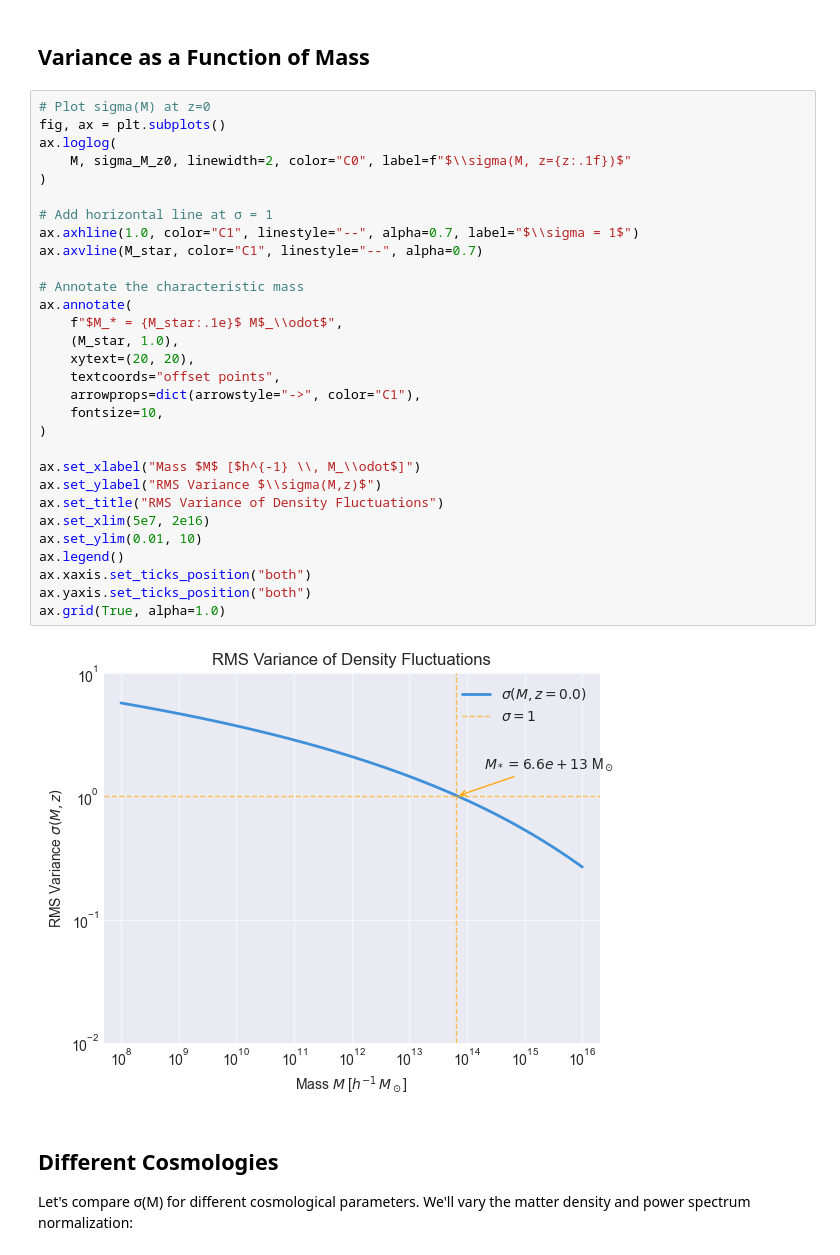
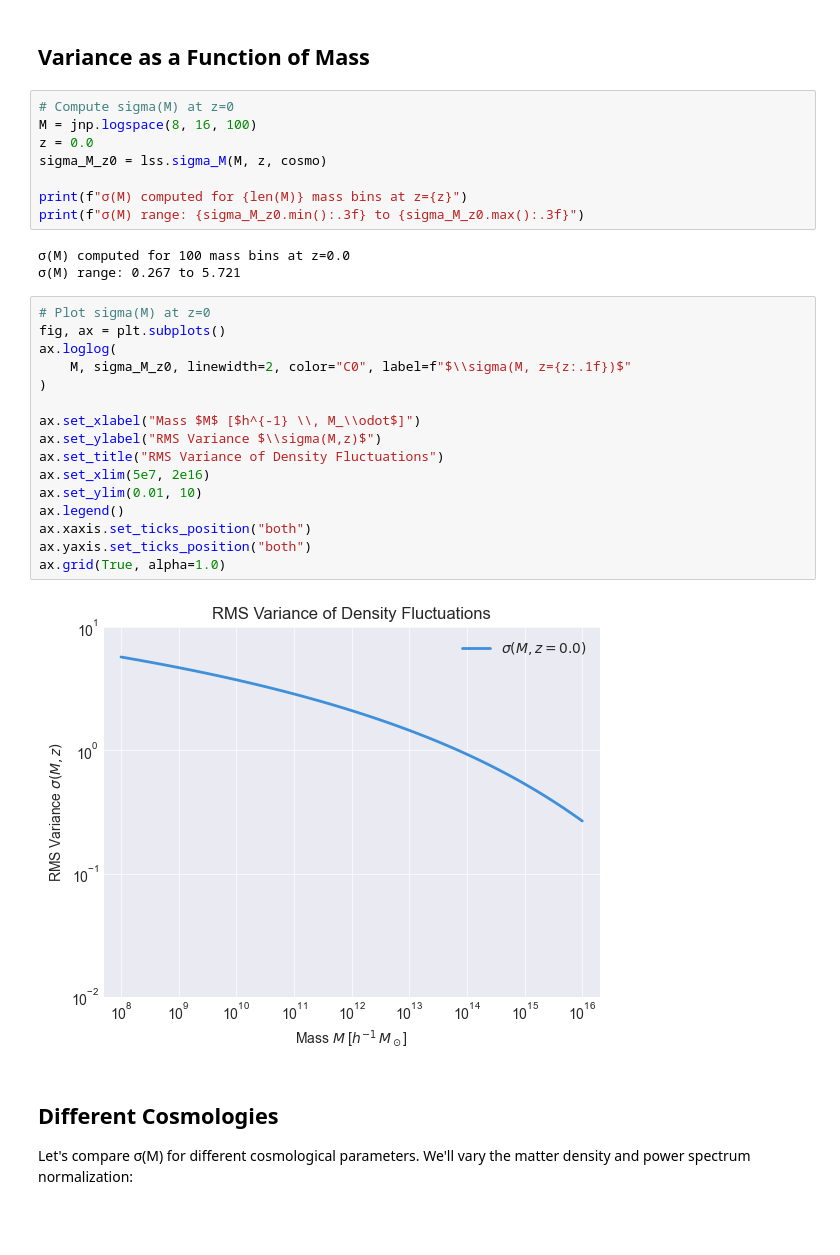
Before and after one commit to fkeruzore/halox, a Jupyter notebook: notebooks/lss.ipynb, the cells around one changed output. Saved outputs shown, nothing was run; the diff lists cells and outputs as text; blank space fills up the shorter version.

```diff
--- a/notebooks/lss.ipynb
+++ b/notebooks/lss.ipynb
@@ -134,37 +105,34 @@ Corresponding σ_8 normalization: 0.8102
 # %% [markdown]
 ## Variance as a Function of Mass
+# %%
+# Compute sigma(M) at z=0
+M = jnp.logspace(8, 16, 100)
+z = 0.0
+sigma_M_z0 = lss.sigma_M(M, z, cosmo)
+
+print(f"σ(M) computed for {len(M)} mass bins at z={z}")
+print(f"σ(M) range: {sigma_M_z0.min():.3f} to {sigma_M_z0.max():.3f}")
+# %% [output]
+σ(M) computed for 100 mass bins at z=0.0
+σ(M) range: 0.267 to 5.721
 # %%
 # Plot sigma(M) at z=0
 fig, ax = plt.subplots()
 ax.loglog(
     M, sigma_M_z0, linewidth=2, color="C0", label=f"$\\sigma(M, z={z:.1f})$"
-)
-
-# Add horizontal line at σ = 1
-ax.axhline(1.0, color="C1", linestyle="--", alpha=0.7, label="$\\sigma = 1$")
-ax.axvline(M_star, color="C1", linestyle="--", alpha=0.7)
-
-# Annotate the characteristic mass
-ax.annotate(
-    f"$M_* = {M_star:.1e}$ M$_\\odot$",
-    (M_star, 1.0),
-    xytext=(20, 20),
-    textcoords="offset points",
-    arrowprops=dict(arrowstyle="->", color="C1"),
-    fontsize=10,
 )
 
 ax.set_xlabel("Mass $M$ [$h^{-1} \\, M_\\odot$]")
 ax.set_ylabel("RMS Variance $\\sigma(M,z)$")
 ax.set_title("RMS Variance of Density Fluctuations")
 ax.set_xlim(5e7, 2e16)
 ax.set_ylim(0.01, 10)
 ax.legend()
 ax.xaxis.set_ticks_position("both")
 ax.yaxis.set_ticks_position("both")
 ax.grid(True, alpha=1.0)
 # %% [output]
-[figure, old version]
+[figure, new version]
 # %% [markdown]
 ## Different Cosmologies
 
```
Also changed, not shown: parts of 14 cells of this notebook, 6 other files.
